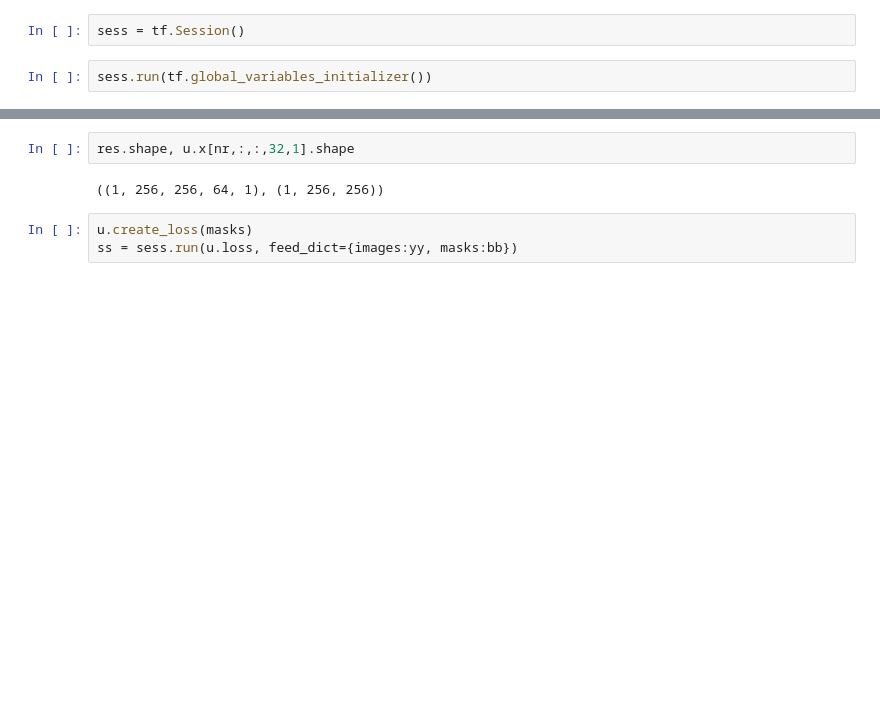
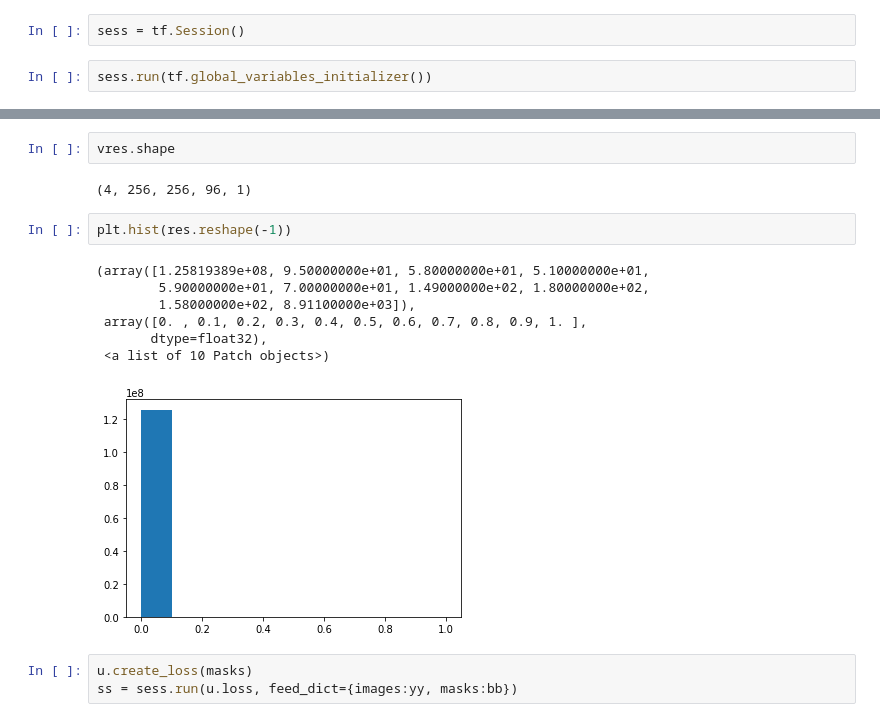
Before and after one commit to cwood1967/Unet, a Jupyter notebook: unet/test_unet_aws.ipynb, the cells around one changed output, grey strips where cells are left out. Cells and saved outputs as stored; diff of their text form; blank space fills up the shorter version.

```diff
--- a/unet/test_unet_aws.ipynb
+++ b/unet/test_unet_aws.ipynb
@@ -96,7 +128,17 @@ for i in range(1000):
-# %%
-res.shape, u.x[nr,:,:,32,1].shape
-# %% [output]
-((1, 256, 256, 64, 1), (1, 256, 256))
+# %%
+vres.shape
+# %% [output]
+(4, 256, 256, 96, 1)
+# %%
+plt.hist(res.reshape(-1))
+# %% [output]
+(array([1.25819389e+08, 9.50000000e+01, 5.80000000e+01, 5.10000000e+01,
+        5.90000000e+01, 7.00000000e+01, 1.49000000e+02, 1.80000000e+02,
+        1.58000000e+02, 8.91100000e+03]),
+ array([0. , 0.1, 0.2, 0.3, 0.4, 0.5, 0.6, 0.7, 0.8, 0.9, 1. ],
+       dtype=float32),
+ <a list of 10 Patch objects>)
+[figure, added]
 # %%
 u.create_loss(masks)
 ss = sess.run(u.loss, feed_dict={images:yy, masks:bb})
```
Also changed, not shown: parts of 13 cells of this notebook, 1 other file.
